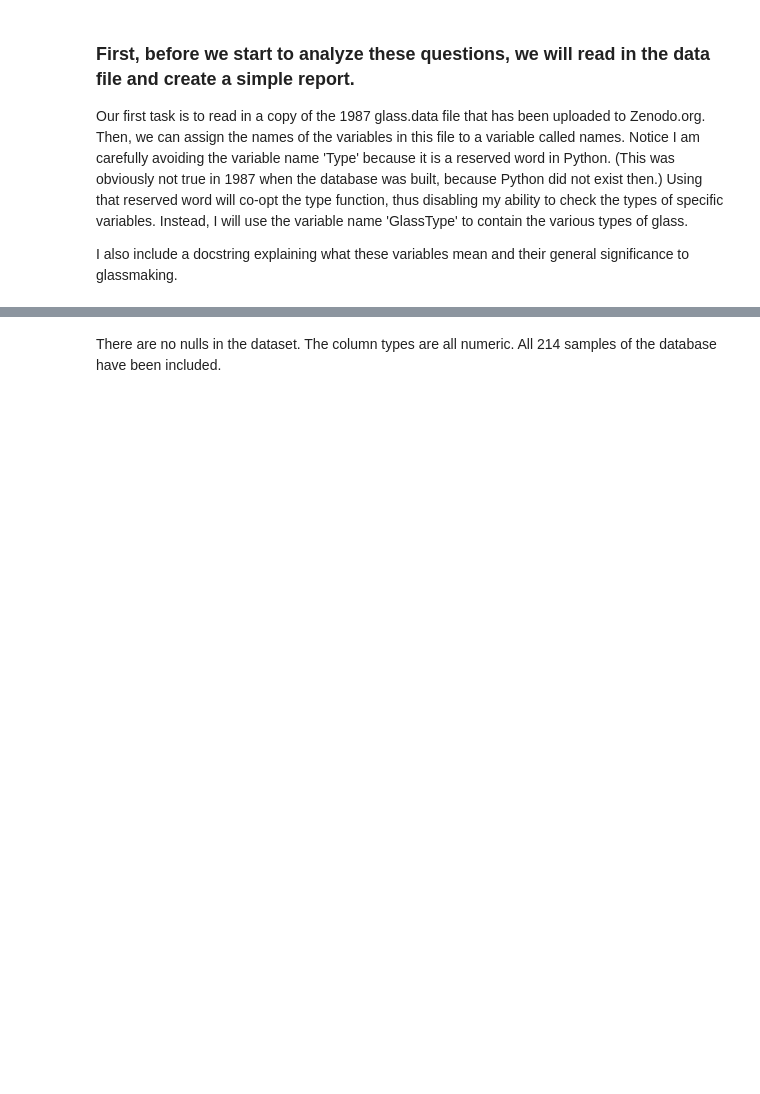
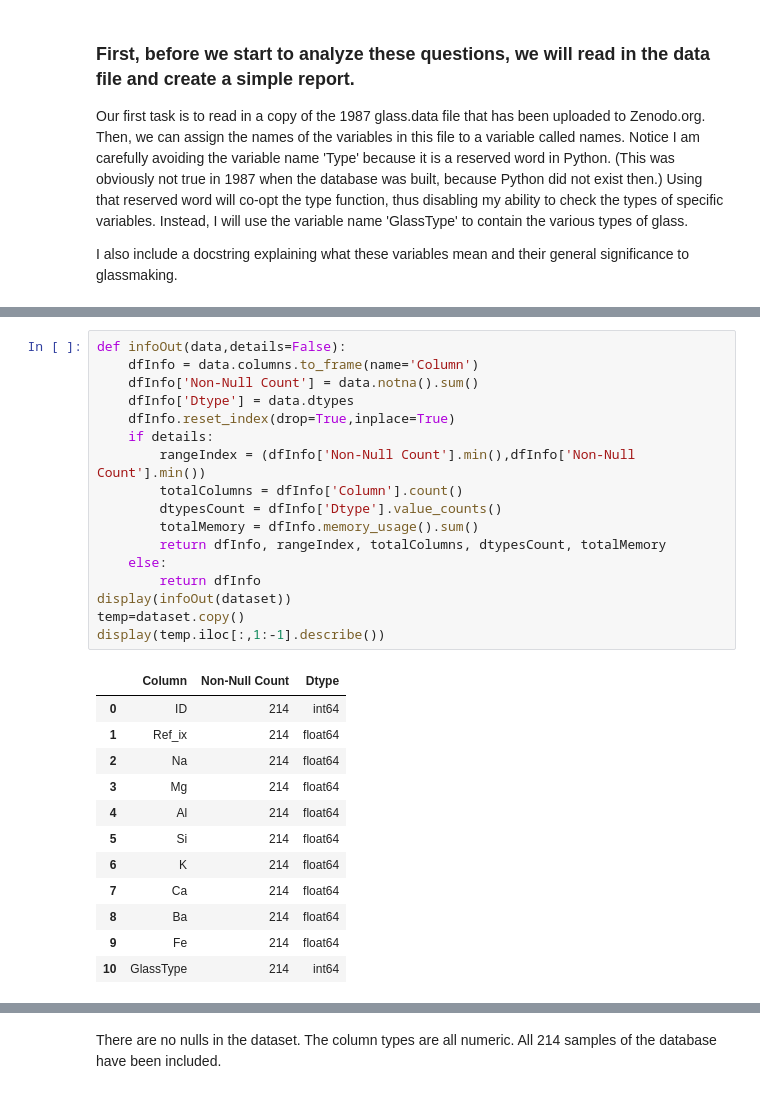
Before and after one commit to alan-turing-institute/TuringDataStories, a Jupyter notebook: stories/2022-03-27_Glass_ML/ML_20th_Century.ipynb, the cells around one changed output, grey strips where cells are left out. Drawn from its saved outputs; the diff is of its cells as text; blank space fills up the shorter version.

```diff
--- a/stories/2022-03-27_Glass_ML/ML_20th_Century.ipynb
+++ b/stories/2022-03-27_Glass_ML/ML_20th_Century.ipynb
@@ -132,0 +107,30 @@ memory usage: 18.5 KB
+# %%
+def infoOut(data,details=False):
+    dfInfo = data.columns.to_frame(name='Column')
+    dfInfo['Non-Null Count'] = data.notna().sum()
+    dfInfo['Dtype'] = data.dtypes
+    dfInfo.reset_index(drop=True,inplace=True)
+    if details:
+        rangeIndex = (dfInfo['Non-Null Count'].min(),dfInfo['Non-Null Count'].min())
+        totalColumns = dfInfo['Column'].count()
+        dtypesCount = dfInfo['Dtype'].value_counts()
+        totalMemory = dfInfo.memory_usage().sum()
+        return dfInfo, rangeIndex, totalColumns, dtypesCount, totalMemory
+    else:
+        return dfInfo
+display(infoOut(dataset))
+temp=dataset.copy()
+display(temp.iloc[:,1:-1].describe())
+# %% [output]
+|  | Column | Non-Null Count | Dtype |
+| 0 | ID | 214 | int64 |
+| 1 | Ref_ix | 214 | float64 |
+| 2 | Na | 214 | float64 |
+| 3 | Mg | 214 | float64 |
+| 4 | Al | 214 | float64 |
+| 5 | Si | 214 | float64 |
+| 6 | K | 214 | float64 |
+| 7 | Ca | 214 | float64 |
+| 8 | Ba | 214 | float64 |
+| 9 | Fe | 214 | float64 |
+| 10 | GlassType | 214 | int64 |
```
Also changed, not shown: parts of 29 cells of this notebook.
